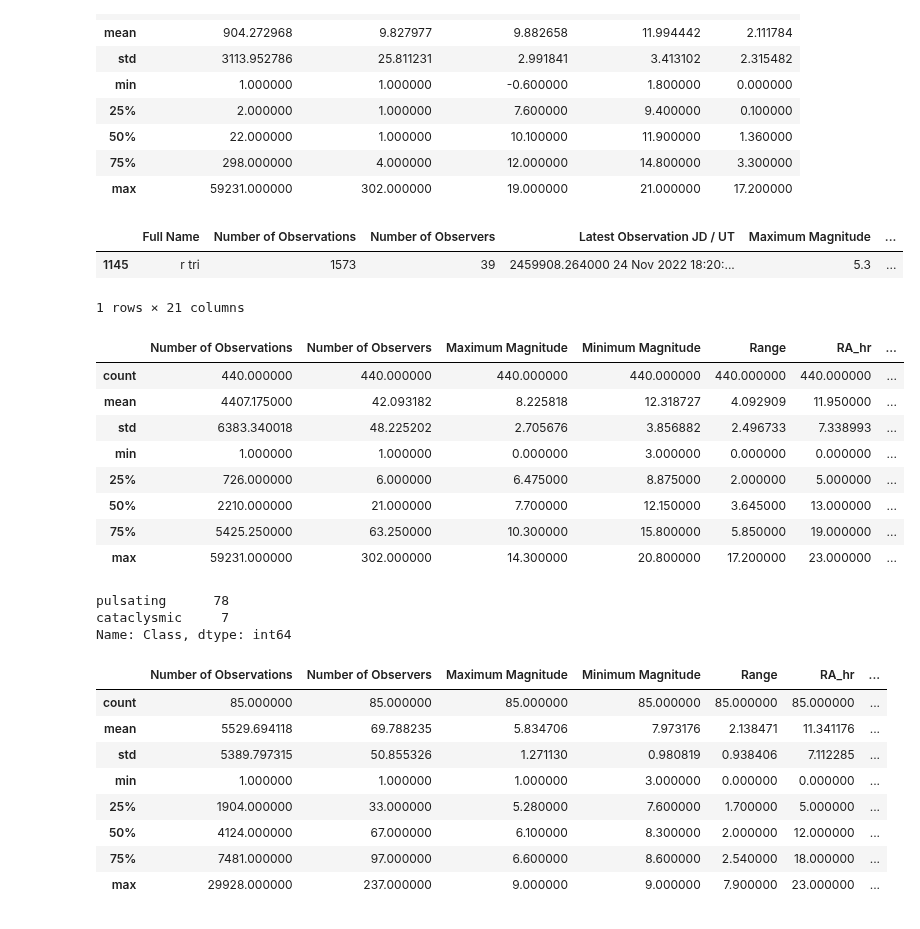
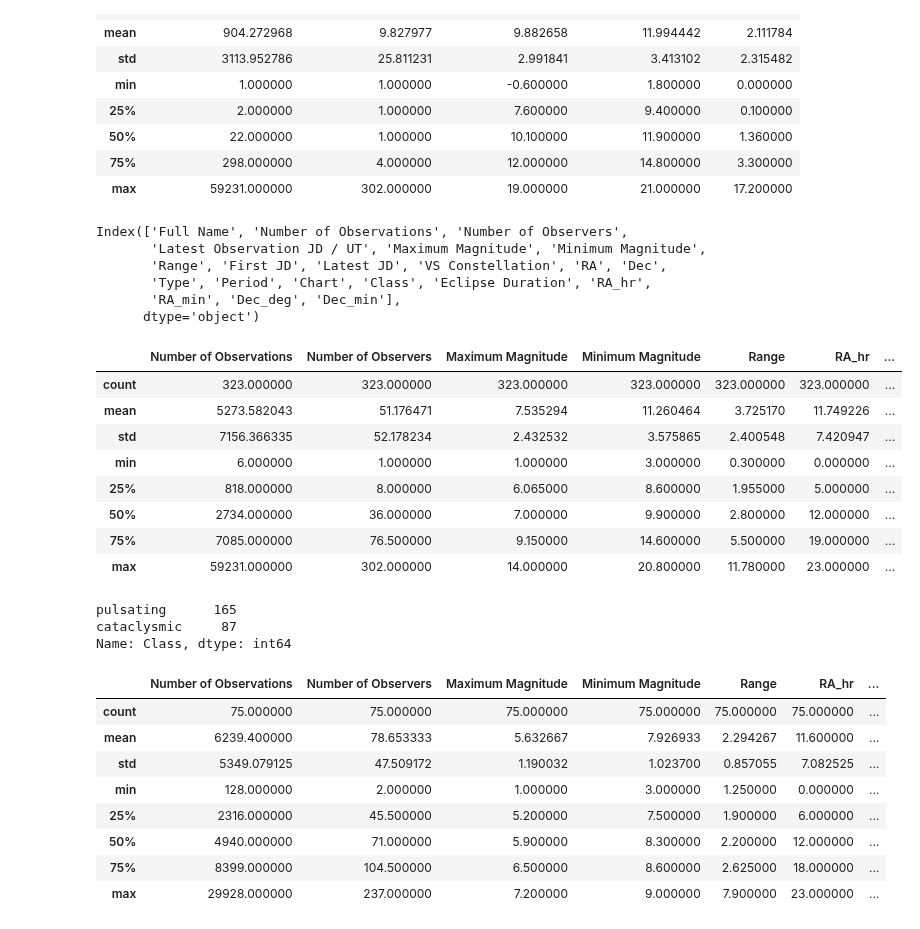
Before and after one commit to cjohnevans/Astro, a Jupyter notebook: review_baa_database_summary.ipynb, the cells around one changed output. Drawn from its saved outputs; the diff is of its cells as text; code cells hidden in the pictures.

```diff
--- a/review_baa_database_summary.ipynb
+++ b/review_baa_database_summary.ipynb
@@ -86,55 +86,57 @@ vsdb_full.describe()
 | max | 59231.000000 | 302.000000 | 19.000000 | 21.000000 | 17.200000 |
 # %%
 #  Remarkable bit of pandas magic.  Merging two Data Frame based on the name of the star
-merged_db = pd.merge(vsdb_full, seq_db, how='left', on='Full Name')
+vs_all = pd.merge(vsdb_full, seq_db, how='left', on='Full Name')
 
 # clean duplicate and unwanted info
 #merged_db.drop(['Star', 'Con', 'Max', 'Min', 'First Observation JD / UT'])
-merged_db = merged_db.drop(columns=['Star', 'Con', 'Max', 'Min', 'First Observation JD / UT'])
-merged_db.columns
-merged_db[merged_db['Full Name']=='r tri']
+vs_all = vs_all.drop(columns=['Star', 'Con', 'Max', 'Min', 'First Observation JD / UT'])
+vs_all.columns
 # %% [output]
-|  | Full Name | Number of Observations | Number of Observers | Latest Observation JD / UT | Maximum Magnitude | ... |
-| 1145 | r tri | 1573 | 39 | 2459908.264000 24 Nov 2022 18:20:... | 5.3 | ... |
-1 rows × 21 columns
+Index(['Full Name', 'Number of Observations', 'Number of Observers',
+       'Latest Observation JD / UT', 'Maximum Magnitude', 'Minimum Magnitude',
+       'Range', 'First JD', 'Latest JD', 'VS Constellation', 'RA', 'Dec',
+       'Type', 'Period', 'Chart', 'Class', 'Eclipse Duration', 'RA_hr',
+       'RA_min', 'Dec_deg', 'Dec_min'],
+      dtype='object')
 # %%
+######## FILTERS ##########
 # SEQUENCE FILE EXISTS
-# next, filter on the VS which are available as a sequence file from the BAA
-vsdb_all  = merged_db[merged_db['Chart'].notna()]
-vsdb_target = merged_db[merged_db['Chart'].notna()]
-vsdb_target.head()
-vsdb_target.describe()
+# filter on the VS which are available as a sequence file from the BAA
+vs_target = vs_all[vs_all['Chart'].notna()]
+vs_target = vs_target[vs_target['Chart']!='AAVSO']
+vs_target.describe()
 # %% [output]
 |  | Number of Observations | Number of Observers | Maximum Magnitude | Minimum Magnitude | Range | RA_hr | ... |
-| count | 440.000000 | 440.000000 | 440.000000 | 440.000000 | 440.000000 | 440.000000 | ... |
-| mean | 4407.175000 | 42.093182 | 8.225818 | 12.318727 | 4.092909 | 11.950000 | ... |
-| std | 6383.340018 | 48.225202 | 2.705676 | 3.856882 | 2.496733 | 7.338993 | ... |
-| min | 1.000000 | 1.000000 | 0.000000 | 3.000000 | 0.000000 | 0.000000 | ... |
-| 25% | 726.000000 | 6.000000 | 6.475000 | 8.875000 | 2.000000 | 5.000000 | ... |
-| 50% | 2210.000000 | 21.000000 | 7.700000 | 12.150000 | 3.645000 | 13.000000 | ... |
-| 75% | 5425.250000 | 63.250000 | 10.300000 | 15.800000 | 5.850000 | 19.000000 | ... |
-| max | 59231.000000 | 302.000000 | 14.300000 | 20.800000 | 17.200000 | 23.000000 | ... |
+| count | 323.000000 | 323.000000 | 323.000000 | 323.000000 | 323.000000 | 323.000000 | ... |
+| mean | 5273.582043 | 51.176471 | 7.535294 | 11.260464 | 3.725170 | 11.749226 | ... |
+| std | 7156.366335 | 52.178234 | 2.432532 | 3.575865 | 2.400548 | 7.420947 | ... |
+| min | 6.000000 | 1.000000 | 1.000000 | 3.000000 | 0.300000 | 0.000000 | ... |
+| 25% | 818.000000 | 8.000000 | 6.065000 | 8.600000 | 1.955000 | 5.000000 | ... |
+| 50% | 2734.000000 | 36.000000 | 7.000000 | 9.900000 | 2.800000 | 12.000000 | ... |
+| 75% | 7085.000000 | 76.500000 | 9.150000 | 14.600000 | 5.500000 | 19.000000 | ... |
+| max | 59231.000000 | 302.000000 | 14.000000 | 20.800000 | 11.780000 | 23.000000 | ... |
 # %%
 # start filtering on conditions
 # ignore eclipsing binaries
-vsdb_target = vsdb_target[vsdb_target['Class']!='eclipsing']
-vsdb_target['Class'].value_counts()
+vs_target = vs_target[vs_target['Class']!='eclipsing']
+vs_target['Class'].value_counts()
 # %% [output]
-pulsating      78
-cataclysmic     7
+pulsating      165
+cataclysmic     87
 Name: Class, dtype: int64
 # %%
 # filter on min magnitude to find suitable binocular targets
-vsdb_target = vsdb_target[vsdb_target['Minimum Magnitude']<=9.0]
-vsdb_target.describe()
+vs_target = vs_target[vs_target['Minimum Magnitude']<=9.0]
+vs_target.describe()
 # %% [output]
 |  | Number of Observations | Number of Observers | Maximum Magnitude | Minimum Magnitude | Range | RA_hr | ... |
-| count | 85.000000 | 85.000000 | 85.000000 | 85.000000 | 85.000000 | 85.000000 | ... |
-| mean | 5529.694118 | 69.788235 | 5.834706 | 7.973176 | 2.138471 | 11.341176 | ... |
-| std | 5389.797315 | 50.855326 | 1.271130 | 0.980819 | 0.938406 | 7.112285 | ... |
-| min | 1.000000 | 1.000000 | 1.000000 | 3.000000 | 0.000000 | 0.000000 | ... |
-| 25% | 1904.000000 | 33.000000 | 5.280000 | 7.600000 | 1.700000 | 5.000000 | ... |
-| 50% | 4124.000000 | 67.000000 | 6.100000 | 8.300000 | 2.000000 | 12.000000 | ... |
-| 75% | 7481.000000 | 97.000000 | 6.600000 | 8.600000 | 2.540000 | 18.000000 | ... |
-| max | 29928.000000 | 237.000000 | 9.000000 | 9.000000 | 7.900000 | 23.000000 | ... |
+| count | 75.000000 | 75.000000 | 75.000000 | 75.000000 | 75.000000 | 75.000000 | ... |
+| mean | 6239.400000 | 78.653333 | 5.632667 | 7.926933 | 2.294267 | 11.600000 | ... |
+| std | 5349.079125 | 47.509172 | 1.190032 | 1.023700 | 0.857055 | 7.082525 | ... |
+| min | 128.000000 | 2.000000 | 1.000000 | 3.000000 | 1.250000 | 0.000000 | ... |
+| 25% | 2316.000000 | 45.500000 | 5.200000 | 7.500000 | 1.900000 | 6.000000 | ... |
+| 50% | 4940.000000 | 71.000000 | 5.900000 | 8.300000 | 2.200000 | 12.000000 | ... |
+| 75% | 8399.000000 | 104.500000 | 6.500000 | 8.600000 | 2.625000 | 18.000000 | ... |
+| max | 29928.000000 | 237.000000 | 7.200000 | 9.000000 | 7.900000 | 23.000000 | ... |
 # %%
```
Also changed, not shown: parts of 2 cells of this notebook, 2 other files.
